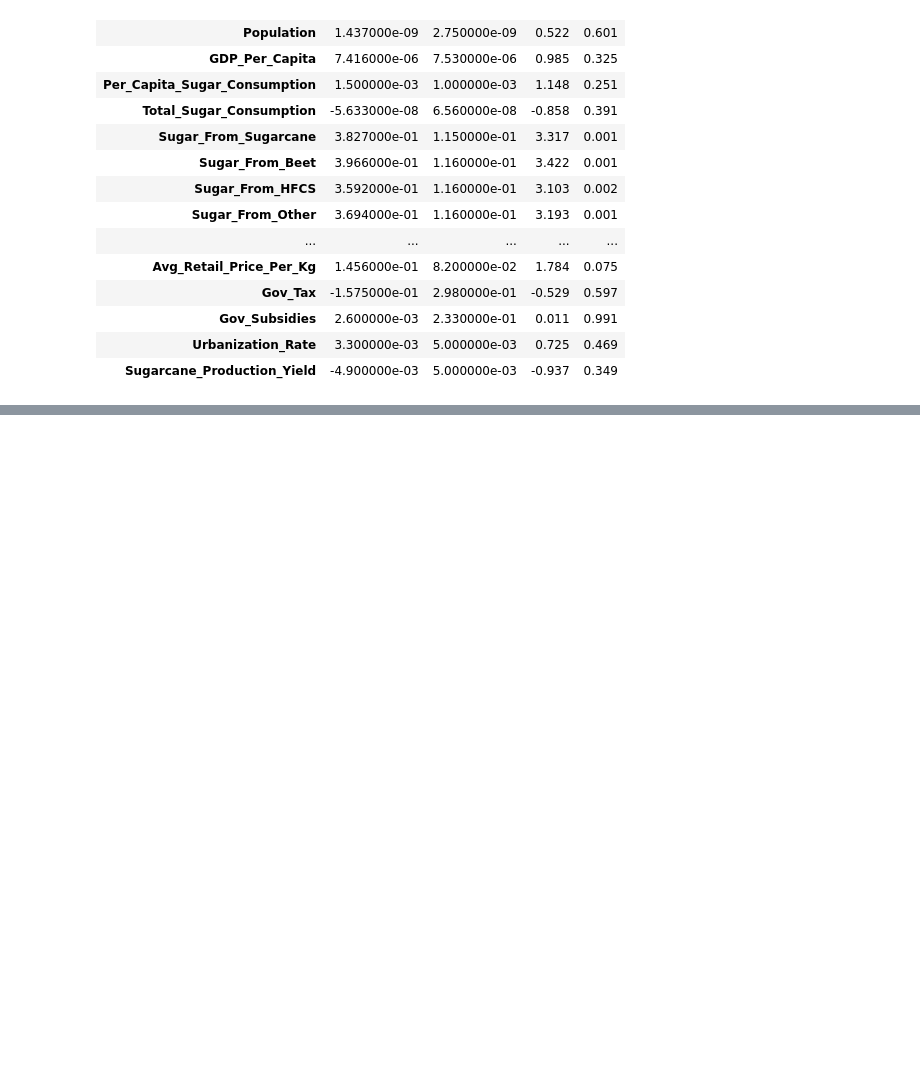
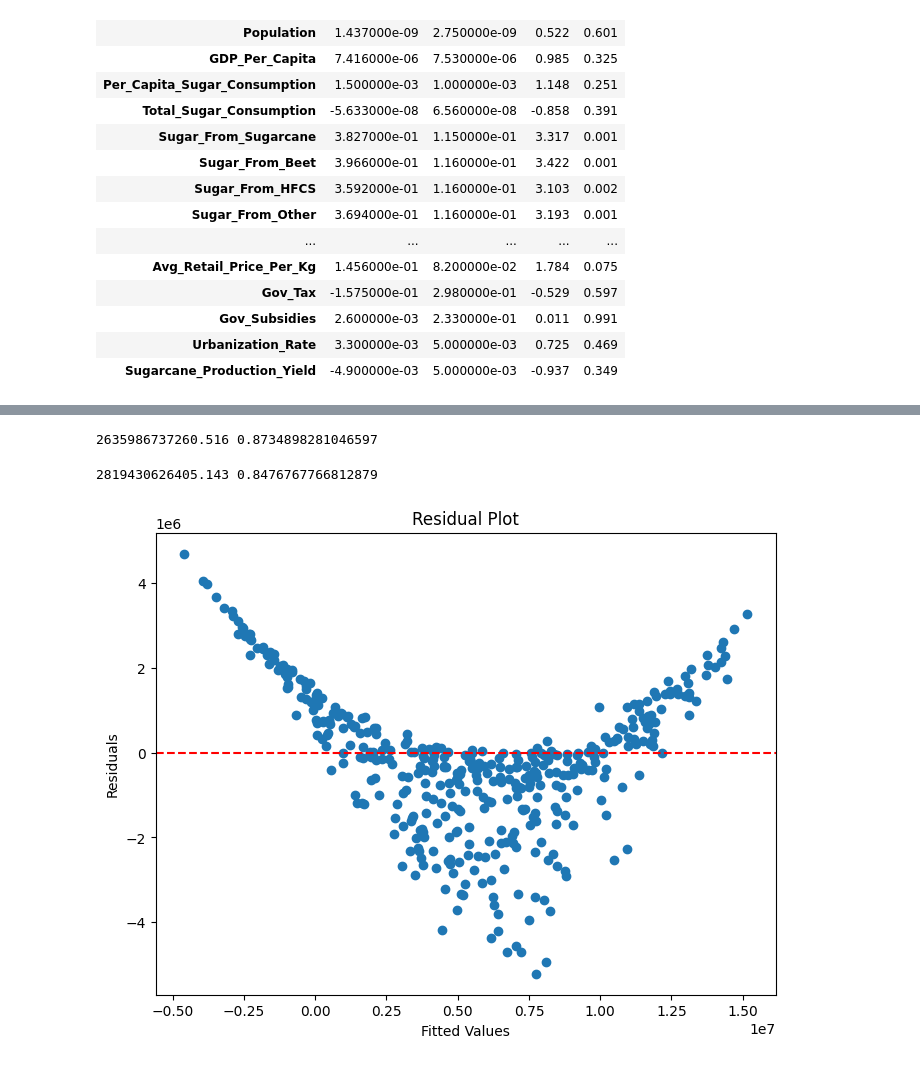
Before and after one commit to TanyaCST/CSC293_Final_project, a Jupyter notebook: sugar1.ipynb, the cells around one changed output, grey strips where cells are left out. Saved outputs shown, nothing was run; the diff lists cells and outputs as text; code cells hidden in the pictures; blank space fills up the shorter version.

```diff
--- a/sugar1.ipynb
+++ b/sugar1.ipynb
@@ -207,0 +256,14 @@ summarize(results_obe)
+# %%
+# Try to build linear regression model to estimate global sugar consumption
+# Following the same steps, we will build 2 linear regression models
+# to see is it the issue of estimating urbanization (might have influential factors not included in the dataset)
+# or the issue of dataset
+
+y_s = sugar2['Total_Sugar_Consumption']
+
+sugar4 = sugar2.drop(columns='Total_Sugar_Consumption')
+
+X_s = MS(sugar4).fit_transform(sugar2)
+model = sm.OLS(y_s, X_s)
+results = model.fit()
+summarize(results)
@@ -207,0 +288,8 @@ summarize(results_obe)
+# %%
+y_pred = results.predict(X)
+mse = mean_squared_error(y, y_pred)
+r_2 = results.rsquared
+
+print(mse, r_2)
+# %% [output]
+2635986737260.516 0.8734898281046597
@@ -207,0 +320,29 @@ summarize(results_obe)
+# %%
+# Train a linear regression model using the train data
+# Fit a least squares regression model
+least_squares = skl.LinearRegression()
+least_squares.fit(x_train, y_train)
+
+lr_pred = least_squares.predict(x_test)
+
+# Find the mean squared error for the linear regression model
+mse = mean_squared_error(y_test, lr_pred)
+
+r_2 = r2_score(y_test, lr_pred)
+
+print(mse,r_2)
+# %% [output]
+2819430626405.143 0.8476767766812879
+# %%
+residuals = y_test - lr_pred
+
+# Plot residuals vs fitted values (Residual Plot)
+plt.figure(figsize=(8, 6))
+plt.scatter(lr_pred, residuals)
+plt.axhline(y=0, color='red', linestyle='--')
+plt.xlabel('Fitted Values')
+plt.ylabel('Residuals')
+plt.title('Residual Plot')
+plt.show()
+# %% [output]
+[figure, added]
```
Also changed, not shown: parts of 11 cells of this notebook.
